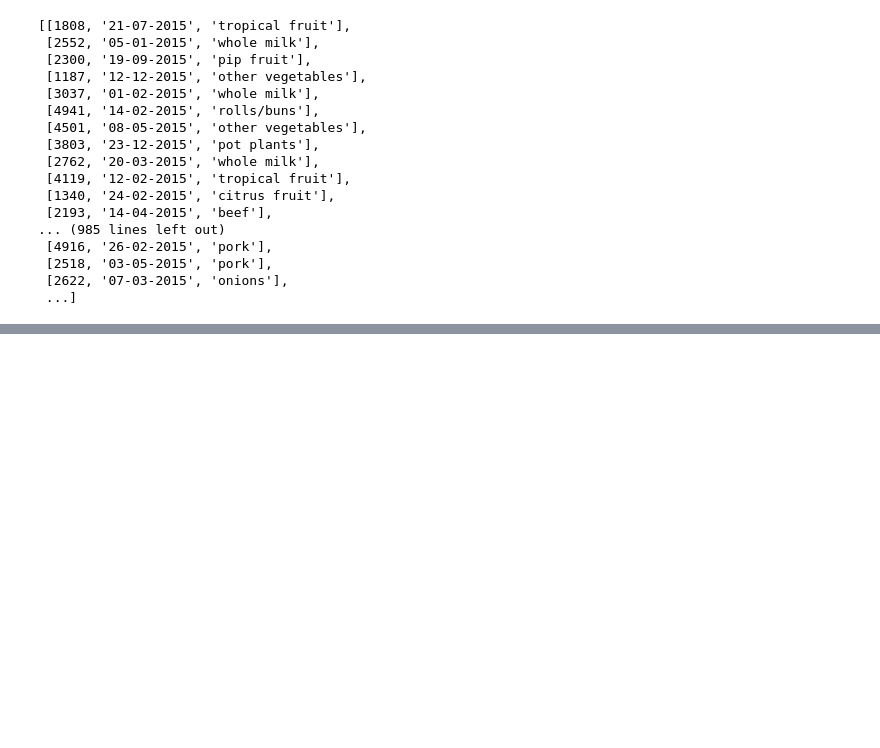
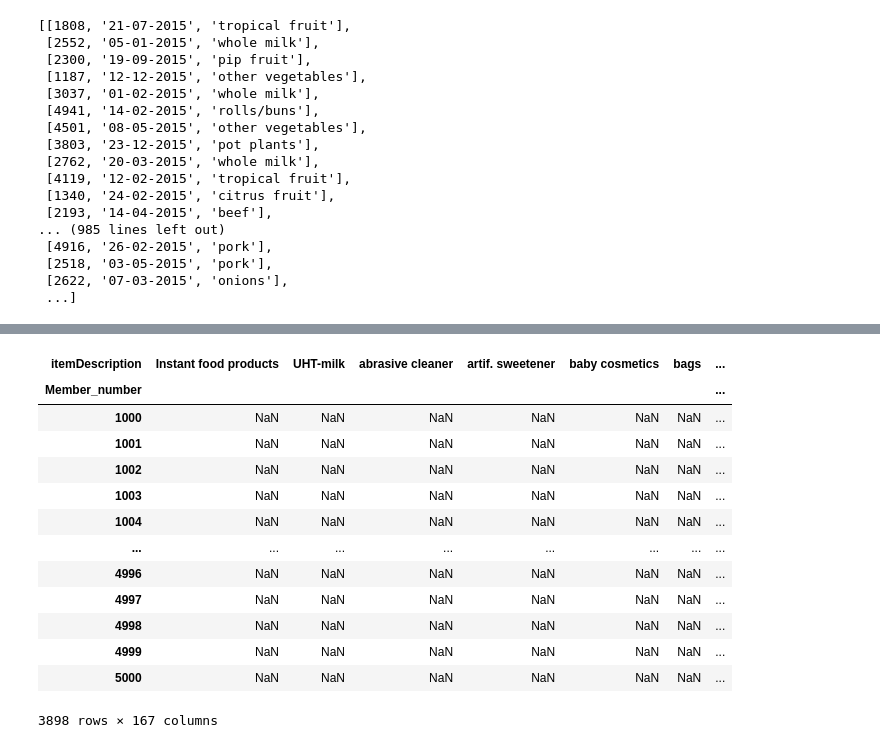
Before and after one commit to badrinarayanan02/machine_learning, a Jupyter notebook: 2348507_lab4.ipynb, the cells around one changed output, grey strips where cells are left out. Drawn from its saved outputs; the diff is of its cells as text; code cells hidden in the pictures; blank space fills up the shorter version.

```diff
--- a/2348507_lab4.ipynb
+++ b/2348507_lab4.ipynb
@@ -75,0 +116,3 @@ transactions
+# %%
+grocery_data['Quantity'] = 1
+grocery_data
@@ -75,0 +133,18 @@ transactions
+# %%
+transactions = grocery_data.groupby(['Member_number','itemDescription'])['Quantity'].sum().unstack().reset_index().set_index('Member_number')
+transactions
+# %% [output]
+| itemDescription | Instant food products | UHT-milk | abrasive cleaner | artif. sweetener | baby cosmetics | bags | ... |
+| Member_number |  |  |  |  |  |  | ... |
+| 1000 | NaN | NaN | NaN | NaN | NaN | NaN | ... |
+| 1001 | NaN | NaN | NaN | NaN | NaN | NaN | ... |
+| 1002 | NaN | NaN | NaN | NaN | NaN | NaN | ... |
+| 1003 | NaN | NaN | NaN | NaN | NaN | NaN | ... |
+| 1004 | NaN | NaN | NaN | NaN | NaN | NaN | ... |
+| ... | ... | ... | ... | ... | ... | ... | ... |
+| 4996 | NaN | NaN | NaN | NaN | NaN | NaN | ... |
+| 4997 | NaN | NaN | NaN | NaN | NaN | NaN | ... |
+| 4998 | NaN | NaN | NaN | NaN | NaN | NaN | ... |
+| 4999 | NaN | NaN | NaN | NaN | NaN | NaN | ... |
+| 5000 | NaN | NaN | NaN | NaN | NaN | NaN | ... |
+3898 rows × 167 columns
```
Also changed, not shown: parts of 23 cells of this notebook.
